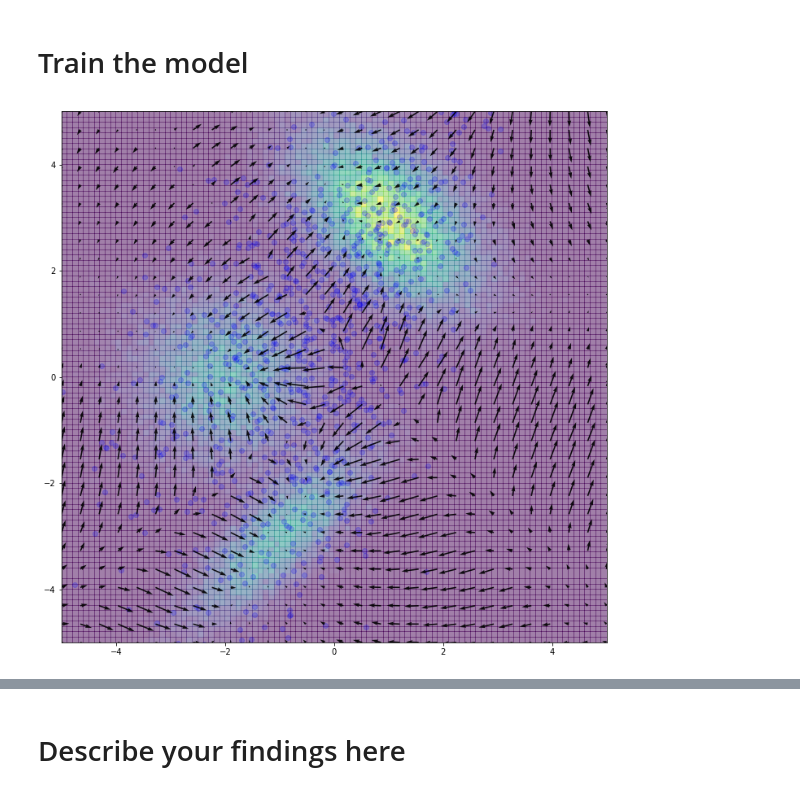
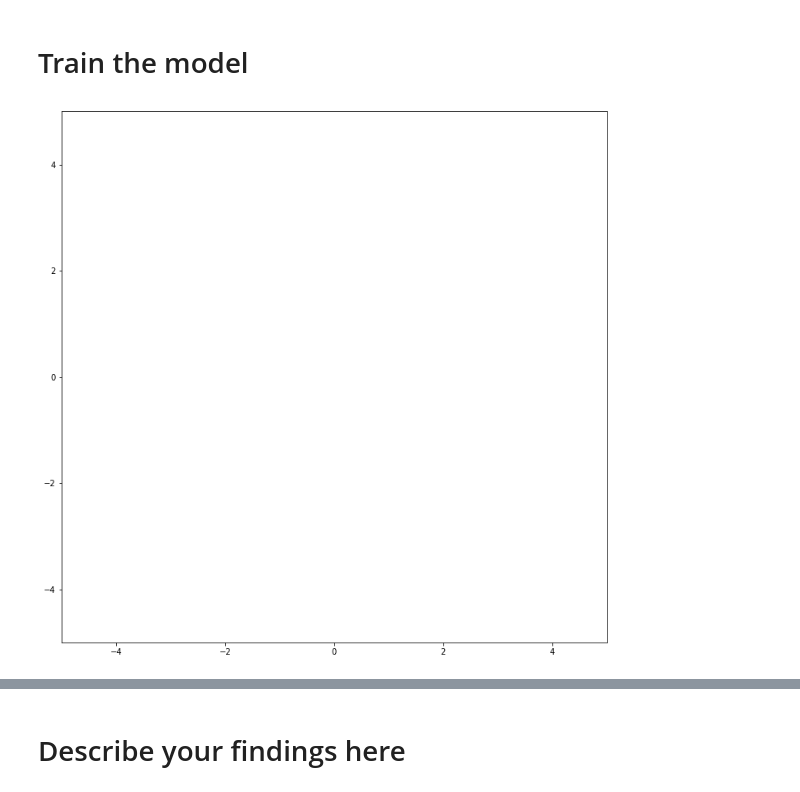
Before and after one commit to dzisandy/Deep-Learning, a Jupyter notebook: HW3/homework03_part3_gan_basic.ipynb, the cells around one changed output, grey strips where cells are left out. Saved outputs shown, nothing was run; the diff lists cells and outputs as text; code cells hidden in the pictures.

```diff
--- a/HW3/homework03_part3_gan_basic.ipynb
+++ b/HW3/homework03_part3_gan_basic.ipynb
@@ -18,7 +18,7 @@ In this homework we will try several criterions for learning an implicit model.
 """
     Please, implement everything in one notebook, using if statements to switch between the tasks
 """
-TASK = 1 # 2, 3, 4, 5
+TASK = 5 # 2, 3, 4, 5
 # %% [markdown]
 # Imports
 # %%
@@ -168,13 +206,15 @@ class Discriminator(nn.Module):
 # %% [markdown]
 # Define updates and losses
 # %%
-generator = Generator(NOISE_DIM, out_dim = 2)
-discriminator = Discriminator(in_dim = 2)
-
 lr = 0.001
 
+generator = Generator(NOISE_DIM, out_dim = 2)
 g_optimizer = optim.Adam(generator.parameters(),     lr=lr, betas=(0.5, 0.999))
-d_optimizer = optim.Adam(discriminator.parameters(), lr=lr, betas=(0.5, 0.999))
+
+
+if TASK is not 5:
+    discriminator = Discriminator(in_dim = 2)
+    d_optimizer = optim.Adam(discriminator.parameters(), lr=lr, betas=(0.5, 0.999))
 # %% [markdown]
 Notice we are using ADAM optimizer with `beta1=0.5` for both discriminator and discriminator. This is a common practice and works well. Motivation: models should be flexible and adapt itself rapidly to the distributions.
 
@@ -184,9 +224,10 @@ You can try different optimizers and parameters.
 # IMPLEMENT HERE
 # Define the g_loss and d_loss here
 # these are the only lines of code you need to change to implement GAN game
+################################
 
 def g_loss(x):
-    eps = 1e-10
+    eps = 1e-12 # for numerical stability
     if TASK == 1:
         return torch.mean(torch.log(1-x + eps))
     if TASK == 2:
@@ -198,9 +239,8 @@ def g_loss(x):
     if TASK == 5:
         return -torch.mean(x)
 
-    return # TODO
 def d_loss(x,y, penalty = 0):
-    eps = 1e-10
+    eps = 1e-12 # for numerical stability
     if TASK == 1:
         return -(torch.mean(torch.log(y + eps)) + torch.mean(torch.log(1 - x + eps)));
     if TASK == 2:
@@ -209,7 +249,6 @@ def d_loss(x,y, penalty = 0):
         return torch.mean(x)-torch.mean(y);
     if TASK == 4:
         return torch.mean(x)-torch.mean(y) + penalty;
-################################
 # %% [markdown]
 # Get real data
 # %%
@@ -240,56 +294,56 @@ vis_d()
 # %%
 from IPython import display
 plt.xlim(lims)
 plt.ylim(lims)
 
 num_epochs = 100
 batch_size = 64
 
 # ===========================
 # IMPORTANT PARAMETER:
 # Number of D updates per G update
 # ===========================
 k_d, k_g = 4, 1
 
 accs = []
+if TASK == 1 or TASK == 2:
+    try:
+        for epoch in range(num_epochs):
+            for input_data in iterate_minibatches(data, batch_size):
 
-try:
-    for epoch in range(num_epochs):
-        for input_data in iterate_minibatches(data, batch_size):
+                # Optimize D
+                for _ in range(k_d):
+                    # Sample noise
+                    noise = Variable(torch.Tensor(sample_noise(len(input_data))))
 
-            # Optimize D
-            for _ in range(k_d):
-                # Sample noise
-                noise = Variable(torch.Tensor(sample_noise(len(input_data))))
+                    # Do an update
+                    inp_data = Variable(torch.Tensor(input_data))
+                    data_gen = generator(noise)
+                    loss = d_loss(discriminator(data_gen), discriminator(inp_data))
+                    d_optimizer.zero_grad()
+                    loss.backward()
+                    d_optimizer.step()
 
-                # Do an update
-                inp_data = Variable(torch.Tensor(input_data))
-                data_gen = generator(noise)
-                loss = d_loss(discriminator(data_gen), discriminator(inp_data))
-                d_optimizer.zero_grad()
-                loss.backward()
-                d_optimizer.step()
+                # Optimize G
+                for _ in range(k_g):
+                    # Sample noise
+                    noise = Variable(torch.Tensor(sample_noise(len(input_data))))
 
-            # Optimize G
-            for _ in range(k_g):
-                # Sample noise
-                noise = Variable(torch.Tensor(sample_noise(len(input_data))))
-
-                # Do an update
-                data_gen = generator(noise)
-                loss = g_loss(discriminator(data_gen))
-                g_optimizer.zero_grad()
-                loss.backward()
-                g_optimizer.step()
+                    # Do an update
+                    data_gen = generator(noise)
+                    loss = g_loss(discriminator(data_gen))
+                    g_optimizer.zero_grad()
+                    loss.backward()
+                    g_optimizer.step()
 
             # Visualize
             plt.clf()
             vis_data(data); vis_g(); vis_d()
             display.clear_output(wait=True)
             display.display(plt.gcf())
 
 
-except KeyboardInterrupt:
-    pass
+    except KeyboardInterrupt:
+        pass
 # %% [output]
-[figure, old version]
+[figure, new version]
```
Also changed, not shown: parts of 8 cells of this notebook.
